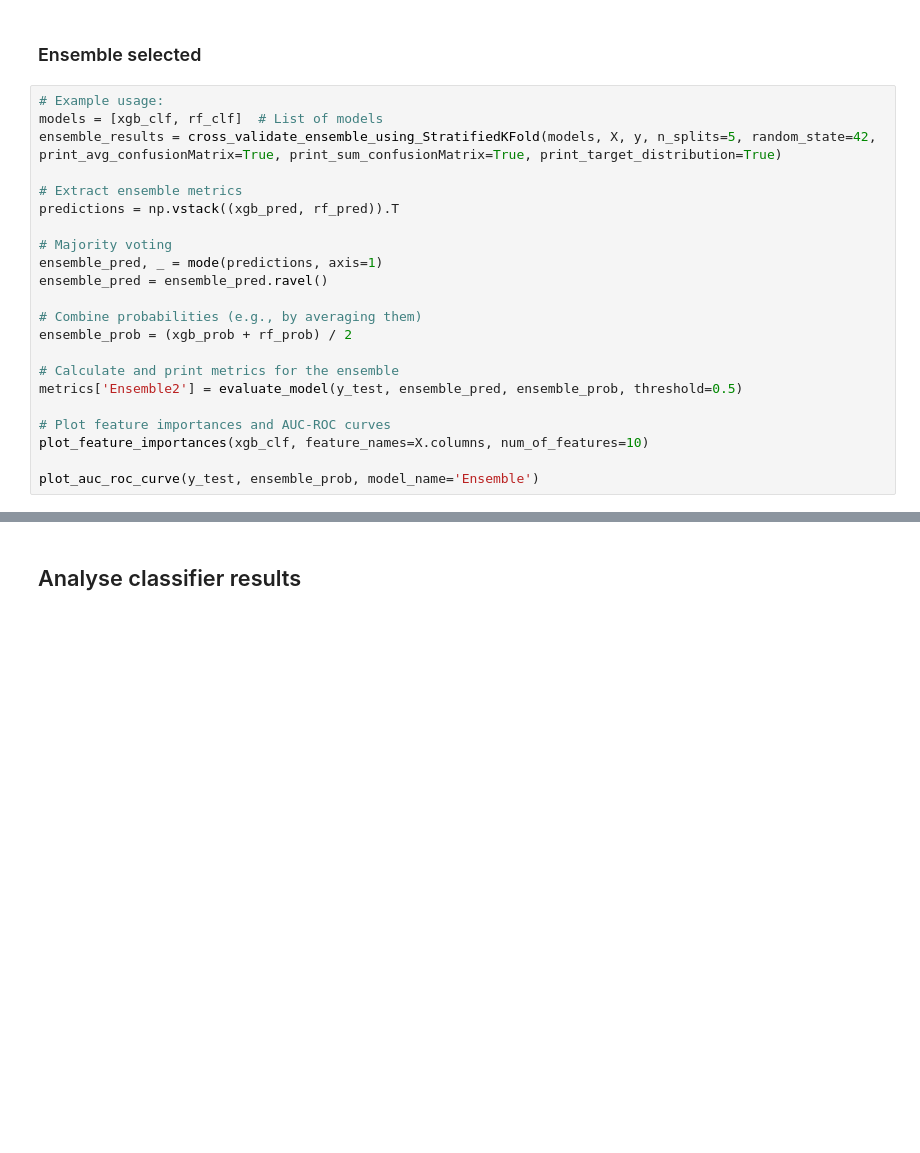
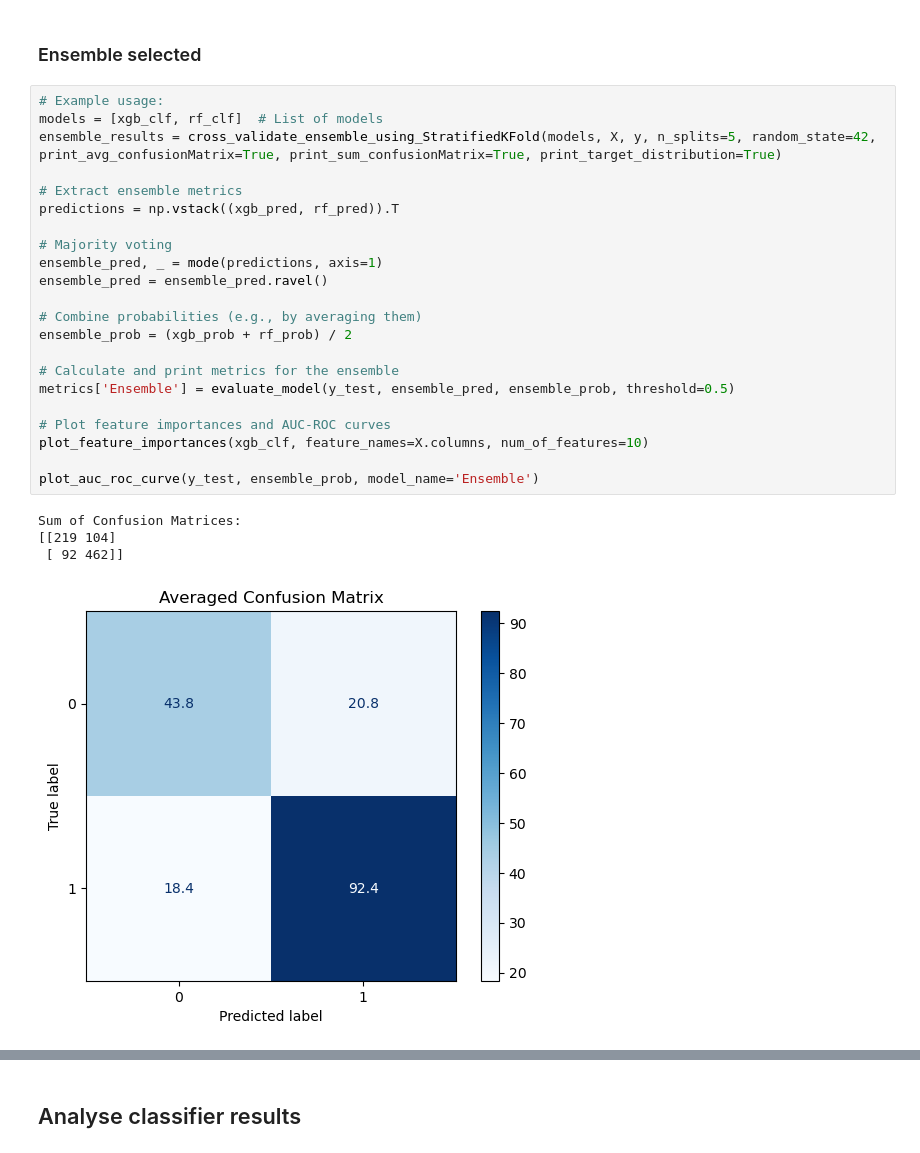
Before and after one commit to MayaVB/Applied_DS_Project, a Jupyter notebook: notebooks/main.ipynb, the cells around one changed output, grey strips where cells are left out. Saved outputs shown, nothing was run; the diff lists cells and outputs as text; blank space fills up the shorter version.

Commit message:
main is updated with plots

```diff
--- a/notebooks/main.ipynb
+++ b/notebooks/main.ipynb
@@ -211,22 +301,27 @@ plot_auc_roc_curve(y_test, dt_prob, model_name='DecisionTree')
 # %%
 # Example usage:
 models = [xgb_clf, rf_clf]  # List of models
 ensemble_results = cross_validate_ensemble_using_StratifiedKFold(models, X, y, n_splits=5, random_state=42, print_avg_confusionMatrix=True, print_sum_confusionMatrix=True, print_target_distribution=True)
 
 # Extract ensemble metrics
 predictions = np.vstack((xgb_pred, rf_pred)).T
 
 # Majority voting
 ensemble_pred, _ = mode(predictions, axis=1)
 ensemble_pred = ensemble_pred.ravel()
 
 # Combine probabilities (e.g., by averaging them)
 ensemble_prob = (xgb_prob + rf_prob) / 2
 
 # Calculate and print metrics for the ensemble
-metrics['Ensemble2'] = evaluate_model(y_test, ensemble_pred, ensemble_prob, threshold=0.5)
+metrics['Ensemble'] = evaluate_model(y_test, ensemble_pred, ensemble_prob, threshold=0.5)
 
 # Plot feature importances and AUC-ROC curves
 plot_feature_importances(xgb_clf, feature_names=X.columns, num_of_features=10)
 
 plot_auc_roc_curve(y_test, ensemble_prob, model_name='Ensemble')
+# %% [output]
+Sum of Confusion Matrices:
+[[219 104]
+ [ 92 462]]
+[figure, added]
```
Also changed, not shown: parts of 28 cells of this notebook.
